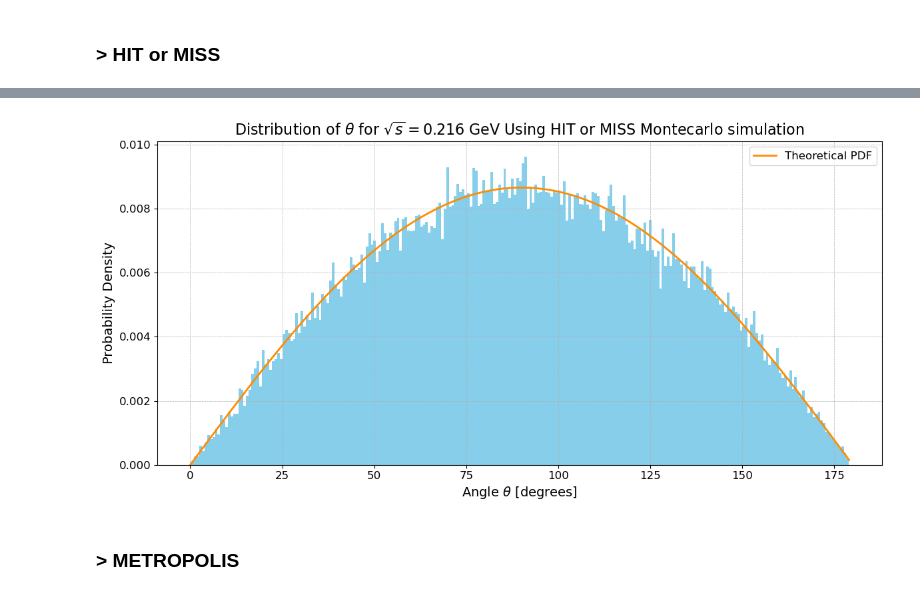
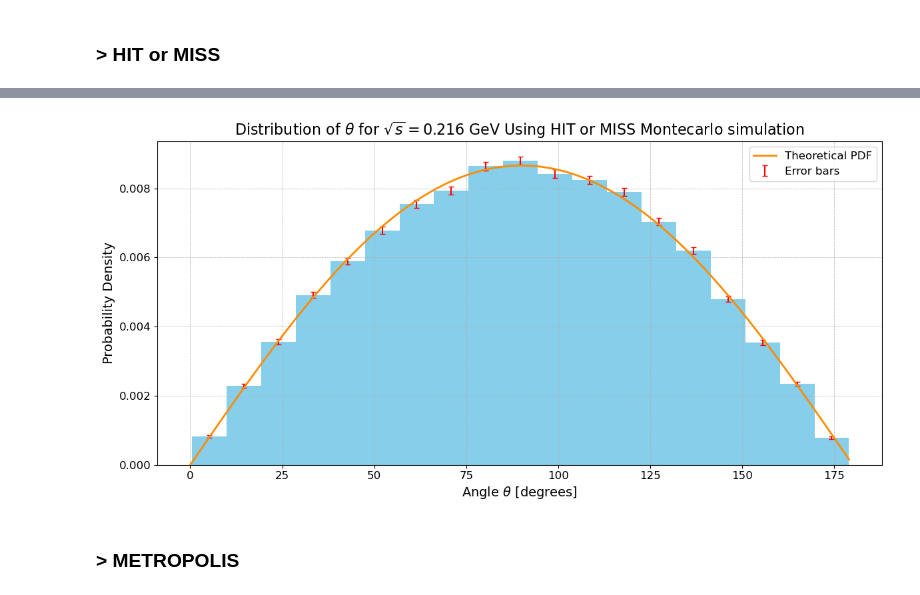
Before and after one commit to pietrobernard/LaCP-Project-2324, a Jupyter notebook: LCP A/MONTECARLO.ipynb, the cells around one changed output, grey strips where cells are left out. Drawn from its saved outputs; the diff is of its cells as text; code cells hidden in the pictures.

```diff
--- a/LCP A/MONTECARLO.ipynb
+++ b/LCP A/MONTECARLO.ipynb
@@ -123,20 +123,27 @@ Accepted rate: 0.643
 # %%
 #Plot
-num_bins_hm = int(np.sqrt(len(theta_samples_hm)))
+#num_bins_hm = int(np.sqrt(len(theta_samples_hm)))
 
 plt.figure(figsize=(12, 6))
-counts, bins, patches = plt.hist(theta_samples_hm, bins=num_bins_hm, density=True, color='skyblue')
+counts, bins, patches = plt.hist(theta_samples_hm, bins="doane", density=True, color='skyblue')
+
+bin_centers = 0.5 * (bins[1:] + bins[:-1]) #For every plot
+bin_width = np.diff(bins) #For every plot
+total_samples_hm = len(theta_samples_hm)
+errors_hm = np.sqrt(counts / (total_samples_hm * bin_width))
+plt.errorbar(bin_centers, counts, yerr=errors_hm, fmt='none', ecolor='r', capsize=3, label='Error bars')
+
 plt.plot(angles, pdf_theta_norm(angles), color='darkorange', linewidth=2, label="Theoretical PDF")
 plt.title(r'Distribution of $\theta$ for $\sqrt{s}=$' + str(round(E_exp, 3)) + ' GeV Using HIT or MISS Montecarlo simulation', fontsize=16)
 plt.xlabel(r'Angle $\theta$ [degrees]', fontsize=14)
 plt.ylabel('Probability Density', fontsize=14)
 plt.legend(fontsize=12)
 plt.grid(True, which='both', linestyle='--', linewidth=0.5)
 plt.tick_params(axis='both', which='major', labelsize=12)
 plt.tight_layout()
 plt.show()
 # %% [output]
-[figure, old version]
+[figure, new version]
 # %% [markdown]
 ### > METROPOLIS
 # %%
```
Also changed, not shown: parts of 10 cells of this notebook, 6 other files.
